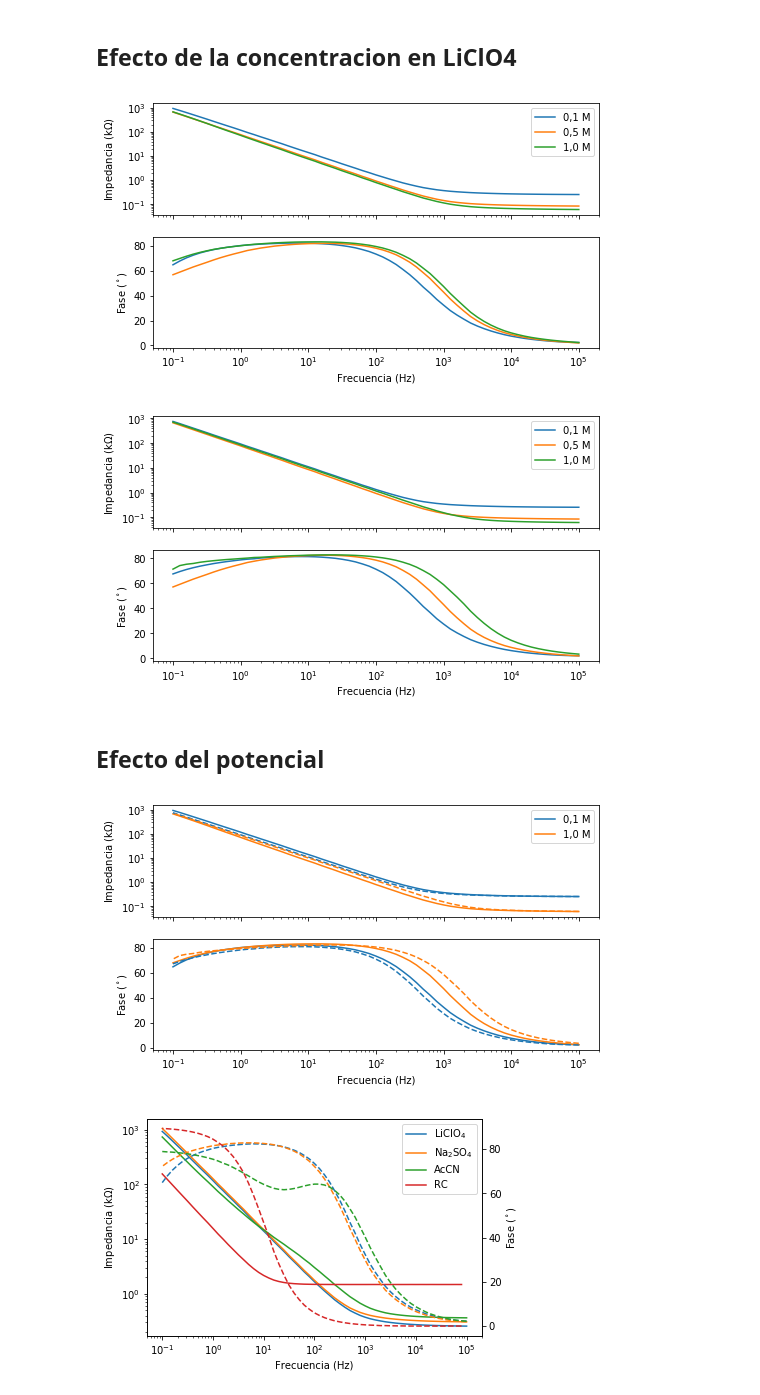
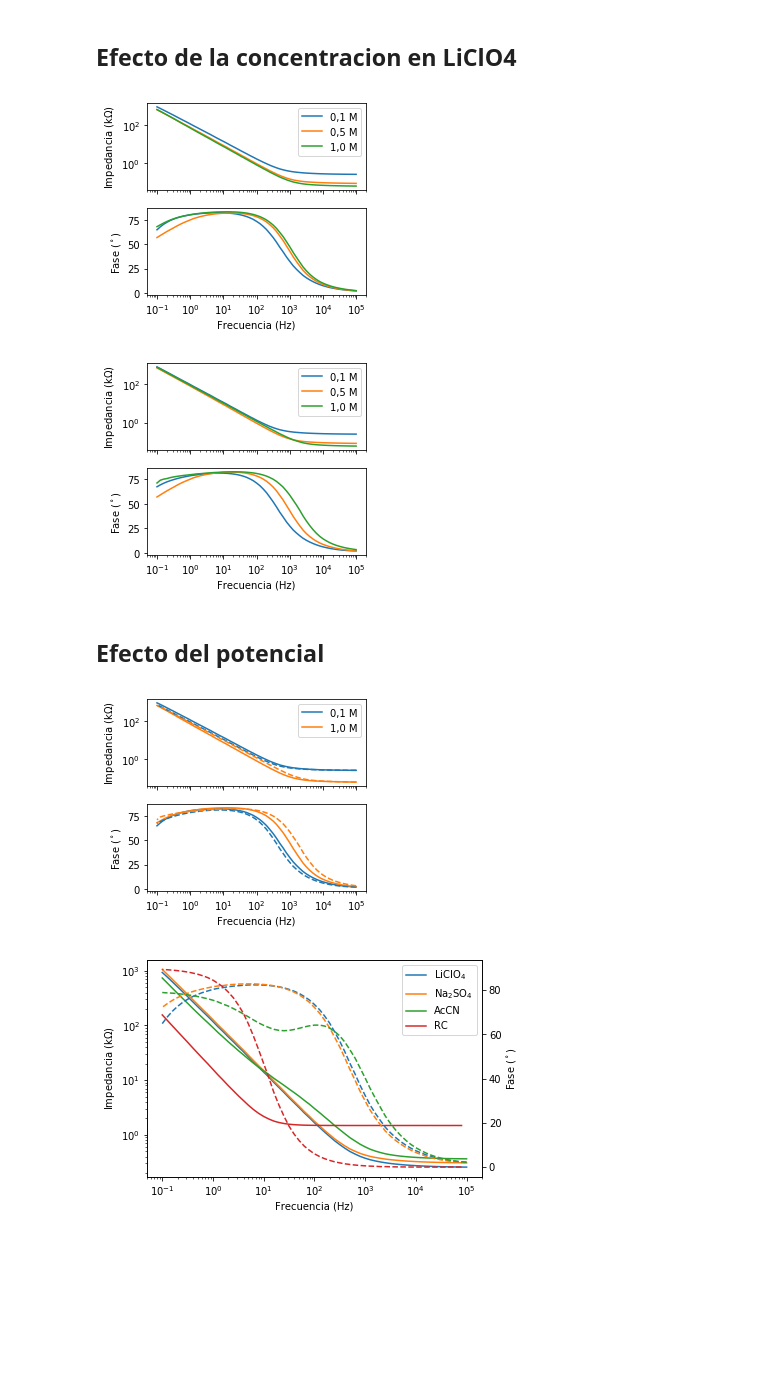
Before and after one commit to jsbarbosa/fqAvanzada, a Jupyter notebook: Impedancias/plots.ipynb, the cells around one changed output. Drawn from its saved outputs; the diff is of its cells as text; code cells hidden in the pictures; blank space fills up the shorter version.

```diff
--- a/Impedancias/plots.ipynb
+++ b/Impedancias/plots.ipynb
@@ -40,32 +40,35 @@ def reImToMP(data):
+# %%
+FIGSIZE = (4, 3.5)
 # %% [markdown]
 ## Efecto de la concentracion en LiClO4
 # %%
-fig, (ax1, ax2) = plt.subplots(2, figsize = (8, 4.5), sharex = True)
+fig, (ax1, ax2) = plt.subplots(2, sharex = True, figsize = FIGSIZE)
 
 mps = [reImToMP(data[sheet] / 1e3) for sheet in voltage_1]
 labels = ["0,1 M", "0,5 M", "1,0 M"]
 
 for i in range(len(labels)):
     m, p = mps[i]
     ax1.plot(freq, m, label = labels[i])
     ax2.plot(freq, p)
 
 ax1.set_xscale('log')
 ax1.set_yscale('log')
 
 ax1.set_ylabel('Impedancia (k$\Omega$)')
 
 ax2.set_xlabel('Frecuencia (Hz)')
 ax2.set_ylabel('Fase ($^\circ$)')
 
 ax1.legend()
+plt.tight_layout()
 
 plt.savefig("LiClO4_0,0V.png", dpi = 300)
 plt.show()
 # %% [output]
-[figure, old version]
+[figure, new version]
 # %%
-fig, (ax1, ax2) = plt.subplots(2, figsize = (8, 4.5), sharex = True)
+fig, (ax1, ax2) = plt.subplots(2, sharex = True, figsize = FIGSIZE)
 
 mps = [reImToMP(data[sheet] / 1e3) for sheet in voltage_2]
 labels = ["0,1 M", "0,5 M", "1,0 M"]
@@ -84,15 +87,16 @@ ax2.set_xlabel('Frecuencia (Hz)')
 ax2.set_ylabel('Fase ($^\circ$)')
 
 ax1.legend()
+plt.tight_layout()
 
 plt.savefig("LiClO4_0,3V.png", dpi = 300)
 plt.show()
 # %% [output]
-[figure, old version]
+[figure, new version]
 # %% [markdown]
 ## Efecto del potencial
 # %%
-fig, (ax1, ax2) = plt.subplots(2, figsize = (8, 4.5), sharex = True)
+fig, (ax1, ax2) = plt.subplots(2, sharex = True, figsize = FIGSIZE)
 
 voltages = [voltage_1[0], voltage_1[2], voltage_2[0], voltage_2[2]]
 labels = ["0,1 M", '1,0 M']
@@ -122,10 +126,12 @@ ax2.set_ylabel('Fase ($^\circ$)')
 
 ax1.legend()
 
+plt.tight_layout()
+
 plt.savefig("LiClO4_voltages.png", dpi = 300)
 plt.show()
 # %% [output]
-[figure, old version]
+[figure, new version]
 # %%
 iones = ['0V 0,1M LiClO4', '0V 0,1M Na2SO4', '0V 0,1M AcCN', 'RC']
 # %%
```
Also changed, not shown: parts of 7 cells of this notebook, 14 other files.
